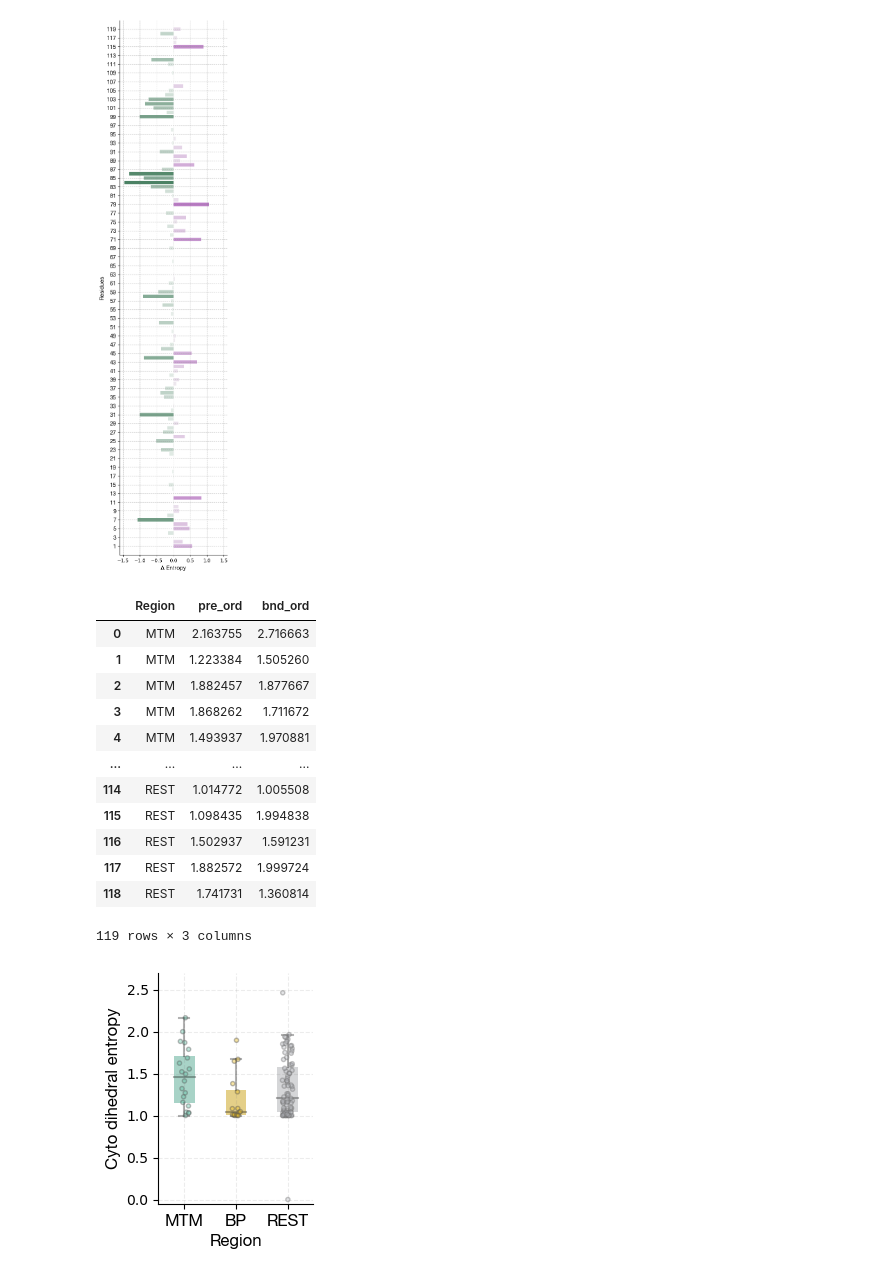
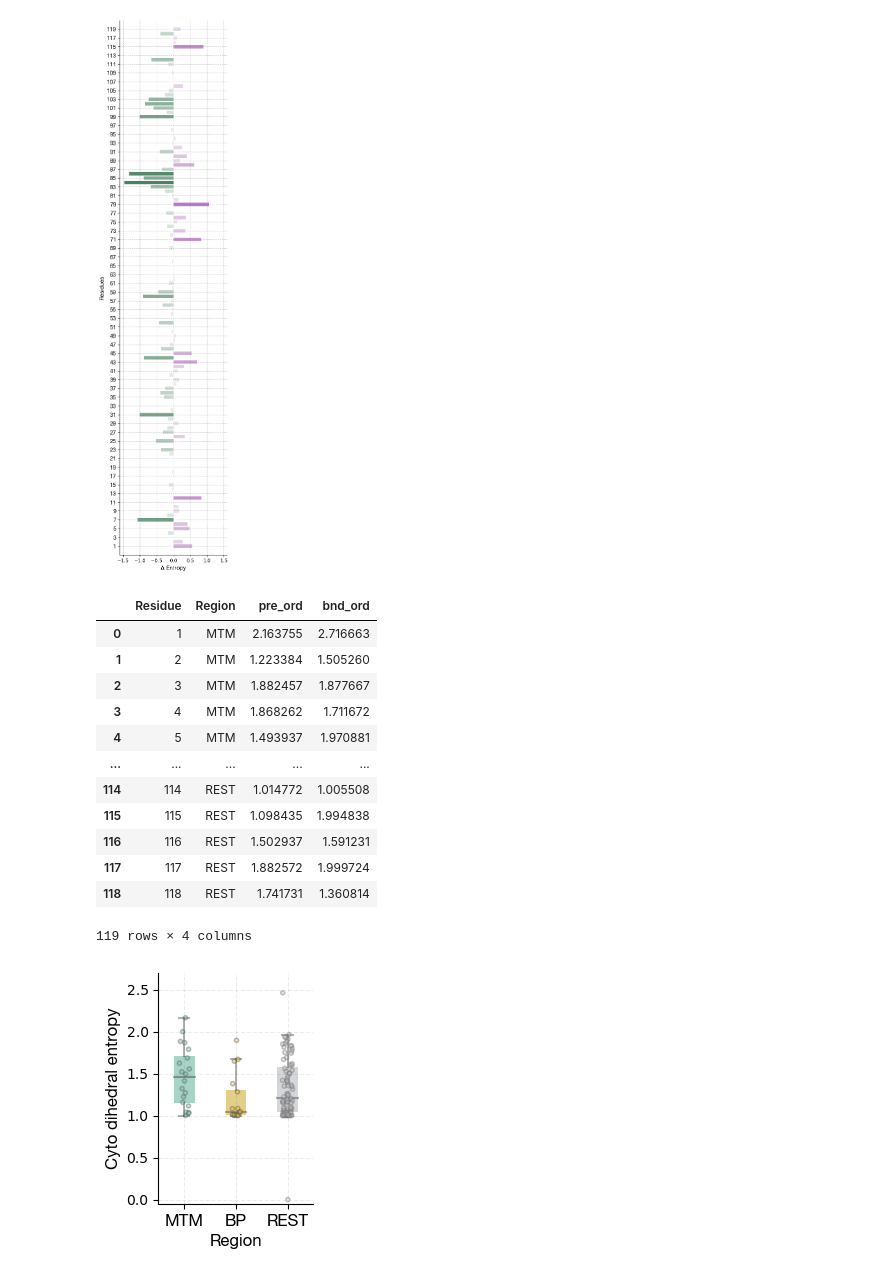
Before and after one commit to CSB-Thukral-Lab/LC3_conformations_scripts_data, a Jupyter notebook: scripts/dihedrals/dihedral_entropy_calculations/dihedral_entropy_pre_vs_bnd.ipynb, the cells around one changed output. Drawn from its saved outputs; the diff is of its cells as text; code cells hidden in the pictures.

```diff
--- a/scripts/dihedrals/dihedral_entropy_calculations/dihedral_entropy_pre_vs_bnd.ipynb
+++ b/scripts/dihedrals/dihedral_entropy_calculations/dihedral_entropy_pre_vs_bnd.ipynb
@@ -269,21 +270,22 @@ bnd_ent_bp=region_ord_returner(bnd_entropy_merger2.iloc[:119]['NET_ENTROPY'].to_
 bnd_ent_rest=region_ord_returner(bnd_entropy_merger2.iloc[:119]['NET_ENTROPY'].to_list(), rest_res)
 # %%
 ord_region_wise=pd.DataFrame()
+ord_region_wise["Residue"]=MEM_RES+pock_res+rest_res
 ord_region_wise['Region']=['MTM' for i in pre_ent_mtm]+['BP' for i in pre_ent_bp]+['REST' for i in pre_ent_rest]
 ord_region_wise['pre_ord']=pre_ent_mtm+ pre_ent_bp+ pre_ent_rest
 ord_region_wise['bnd_ord']=bnd_ent_mtm+ bnd_ent_bp+ bnd_ent_rest
 ord_region_wise
 # %% [output]
-|  | Region | pre_ord | bnd_ord |
-| 0 | MTM | 2.163755 | 2.716663 |
-| 1 | MTM | 1.223384 | 1.505260 |
-| 2 | MTM | 1.882457 | 1.877667 |
-| 3 | MTM | 1.868262 | 1.711672 |
-| 4 | MTM | 1.493937 | 1.970881 |
-| ... | ... | ... | ... |
-| 114 | REST | 1.014772 | 1.005508 |
-| 115 | REST | 1.098435 | 1.994838 |
-| 116 | REST | 1.502937 | 1.591231 |
-| 117 | REST | 1.882572 | 1.999724 |
-| 118 | REST | 1.741731 | 1.360814 |
+|  | Residue | Region | pre_ord | bnd_ord |
+| 0 | 1 | MTM | 2.163755 | 2.716663 |
+| 1 | 2 | MTM | 1.223384 | 1.505260 |
+| 2 | 3 | MTM | 1.882457 | 1.877667 |
+| 3 | 4 | MTM | 1.868262 | 1.711672 |
+| 4 | 5 | MTM | 1.493937 | 1.970881 |
+| ... | ... | ... | ... | ... |
+| 114 | 114 | REST | 1.014772 | 1.005508 |
+| 115 | 115 | REST | 1.098435 | 1.994838 |
+| 116 | 116 | REST | 1.502937 | 1.591231 |
+| 117 | 117 | REST | 1.882572 | 1.999724 |
+| 118 | 118 | REST | 1.741731 | 1.360814 |
-119 rows × 3 columns
+119 rows × 4 columns
```
Also changed, not shown: parts of 34 cells of this notebook, 45 other files.
